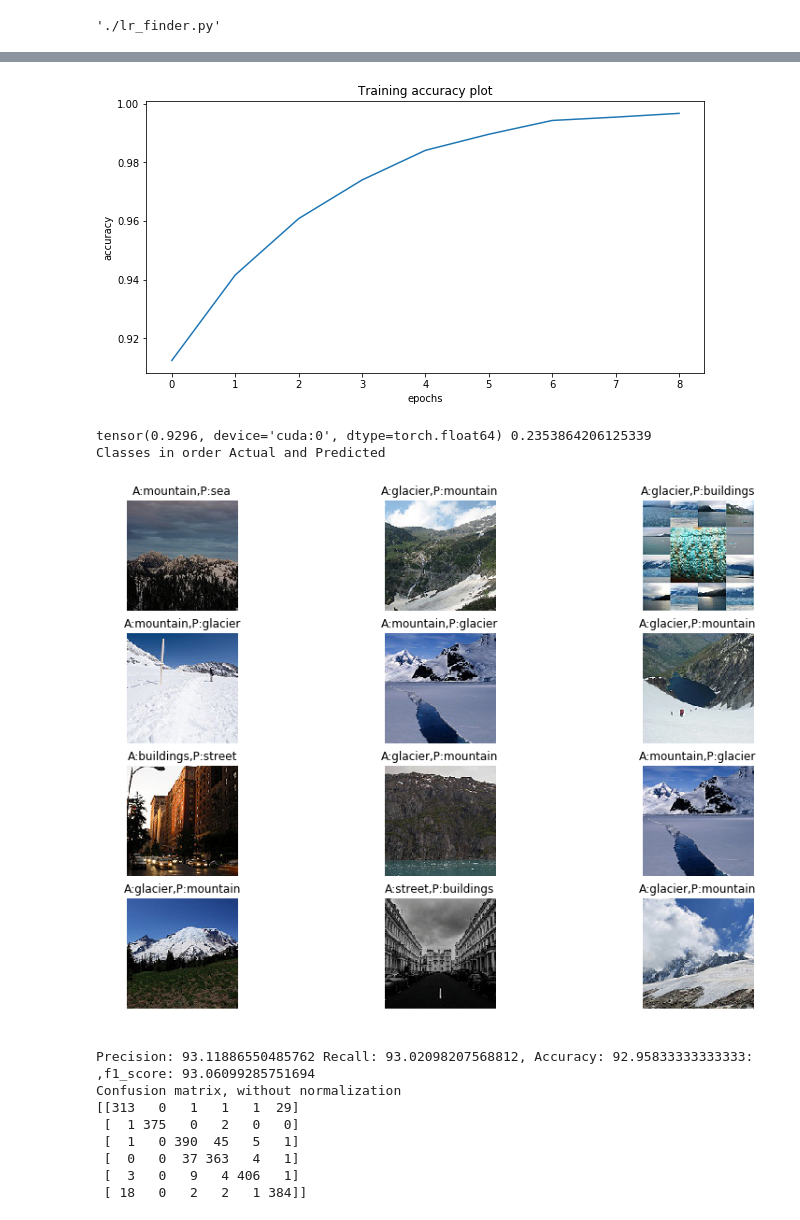
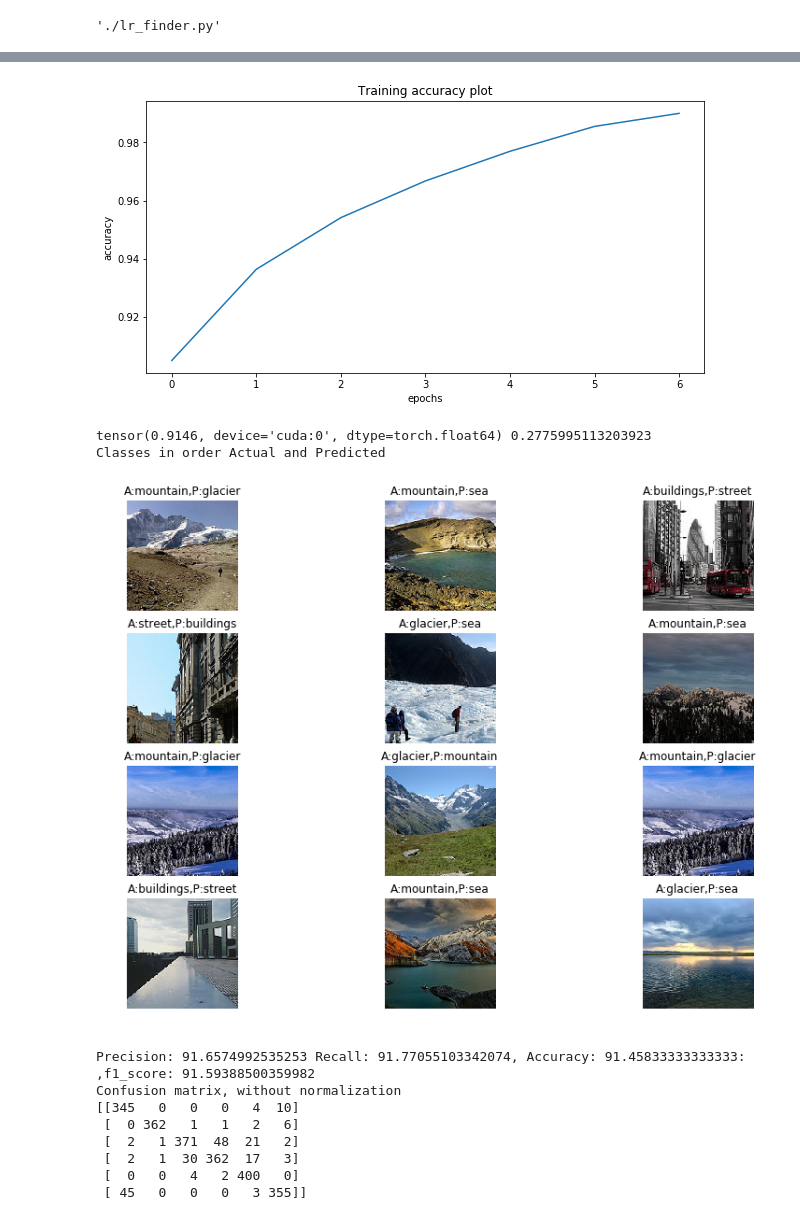
Before and after one commit to sanchit2843/MLBasics, a Jupyter notebook: IntelClassificationKaggle/Pytorch transfer learning tutorial [93%acc].ipynb, the cells around one changed output, grey strips where cells are left out. Saved outputs shown, nothing was run; the diff lists cells and outputs as text; code cells hidden in the pictures.

```diff
--- a/IntelClassificationKaggle/Pytorch transfer learning tutorial [93%acc].ipynb
+++ b/IntelClassificationKaggle/Pytorch transfer learning tutorial [93%acc].ipynb
@@ -69,7 +85,7 @@ im_size = 150
 train_transforms = transforms.Compose([
                                         transforms.Resize((im_size,im_size)),
                                         transforms.ToTensor()])
-train_data = torchvision.datasets.ImageFolder(root = '../input/seg_train/seg_train', transform = train_transforms)
+train_data = torchvision.datasets.ImageFolder(root = '/content/seg_train', transform = train_transforms)
 train_loader =  DataLoader(train_data, batch_size = batch_size , shuffle = True)
 mean,std = normalization_parameter(train_loader)
 # %% [output]
@@ -127,8 +142,8 @@ def data_loader(train_data,test_data = None , valid_size = None , batch_size = 3
         return dataloaders
 # %%
 #data loader
-train_data = torchvision.datasets.ImageFolder(root = '../input/seg_train/seg_train', transform = train_transforms)
-test_data = torchvision.datasets.ImageFolder(root = '../input/seg_test/seg_test', transform = test_transforms)
+train_data = torchvision.datasets.ImageFolder(root = '/content/seg_train', transform = train_transforms)
+test_data = torchvision.datasets.ImageFolder(root = '/content/seg_test', transform = test_transforms)
 dataloaders = data_loader(train_data,test_data , valid_size = 0.2 , batch_size = batch_size)
 #label of classes
 classes = train_data.classes
@@ -170,7 +198,7 @@ class_plot(train_data,encoder,inv_normalize)
 class Classifier(nn.Module):
     def __init__(self):
         super(Classifier, self).__init__()
-        self.resnet =  EfficientNet.from_pretrained('efficientnet-b3')
+        self.resnet =  EfficientNet.from_pretrained('efficientnet-b0')
         self.l1 = nn.Linear(1000 , 256)
         self.dropout = nn.Dropout(0.75)
         self.l2 = nn.Linear(256,6)
@@ -471,6 +503,6 @@ def train_model(model,dataloaders,criterion,num_epochs=10,lr=0.0001,batch_size=8
         if(classes !=None):
             plot_confusion_matrix(true, pred, classes= classes,title='Confusion matrix, without normalization')
 # %%
-train_model(classifier,dataloaders,criterion,50, patience = 5 , batch_size = batch_size , classes = classes)
+train_model(classifier,dataloaders,criterion,10, patience = 3 , batch_size = batch_size , classes = classes)
 # %% [output]
 Epoch: 0
@@ -494,12 +526,12 @@ Early stopping
-[figure, old version]
+[figure, new version]
-tensor(0.9296, device='cuda:0', dtype=torch.float64) 0.2353864206125339
+tensor(0.9146, device='cuda:0', dtype=torch.float64) 0.2775995113203923
 Classes in order Actual and Predicted
-[figure, old version]
+[figure, new version]
-Precision: 93.11886550485762 Recall: 93.02098207568812, Accuracy: 92.95833333333333: ,f1_score: 93.06099285751694
+Precision: 91.6574992535253 Recall: 91.77055103342074, Accuracy: 91.45833333333333: ,f1_score: 91.59388500359982
 Confusion matrix, without normalization
-[[313   0   1   1   1  29]
- [  1 375   0   2   0   0]
- [  1   0 390  45   5   1]
- [  0   0  37 363   4   1]
- [  3   0   9   4 406   1]
- [ 18   0   2   2   1 384]]
+[[345   0   0   0   4  10]
+ [  0 362   1   1   2   6]
+ [  2   1 371  48  21   2]
+ [  2   1  30 362  17   3]
+ [  0   0   4   2 400   0]
+ [ 45   0   0   0   3 355]]
```
Also changed, not shown: parts of 12 cells of this notebook.
